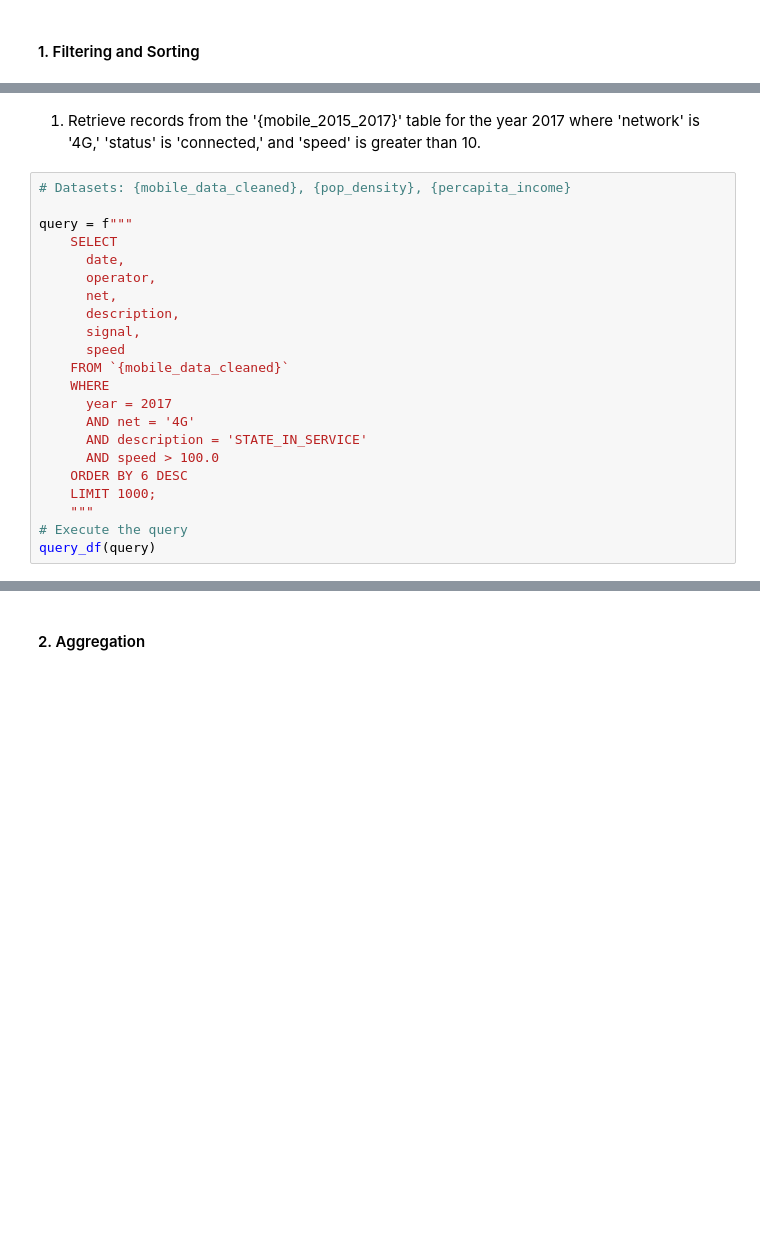
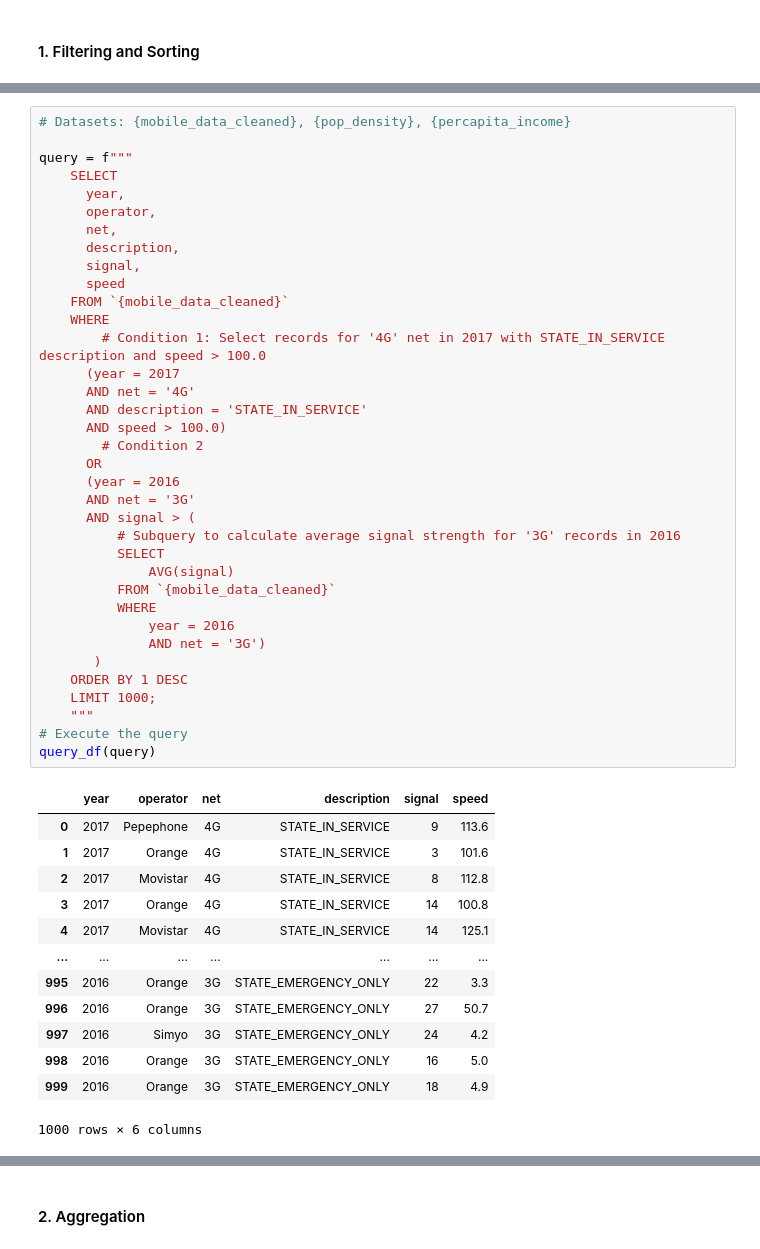
Before and after one commit to alleida23/Catalonian_Mobile_Coverage_2015_2017, a Jupyter notebook: 3. Mastering SQL Queries with BigQuery - Data Exploration and Analysis.ipynb, the cells around one changed output, grey strips where cells are left out. Cells and saved outputs as stored; diff of their text form; blank space fills up the shorter version.

```diff
--- a/3. Mastering SQL Queries with BigQuery - Data Exploration and Analysis.ipynb
+++ b/3. Mastering SQL Queries with BigQuery - Data Exploration and Analysis.ipynb
@@ -390,24 +319,50 @@ query_df(query)
-# %% [markdown]
-1. Retrieve records from the '{mobile_2015_2017}' table for the year 2017 where 'network' is '4G,' 'status' is 'connected,' and 'speed' is greater than 10.
-# %%
-# Datasets: {mobile_data_cleaned}, {pop_density}, {percapita_income}
-
-query = f"""
-    SELECT
-      date,
-      operator,
-      net,
-      description,
-      signal,
-      speed
-    FROM `{mobile_data_cleaned}`
-    WHERE
-      year = 2017
-      AND net = '4G'
-      AND description = 'STATE_IN_SERVICE'
-      AND speed > 100.0
-    ORDER BY 6 DESC
-    LIMIT 1000;
-    """
-# Execute the query
-query_df(query)
+# %%
+# Datasets: {mobile_data_cleaned}, {pop_density}, {percapita_income}
+
+query = f"""
+    SELECT
+      year,
+      operator,
+      net,
+      description,
+      signal,
+      speed
+    FROM `{mobile_data_cleaned}`
+    WHERE
+        # Condition 1: Select records for '4G' net in 2017 with STATE_IN_SERVICE description and speed > 100.0
+      (year = 2017
+      AND net = '4G'
+      AND description = 'STATE_IN_SERVICE'
+      AND speed > 100.0)
+        # Condition 2
+      OR
+      (year = 2016
+      AND net = '3G'
+      AND signal > (
+          # Subquery to calculate average signal strength for '3G' records in 2016
+          SELECT
+              AVG(signal)
+          FROM `{mobile_data_cleaned}`
+          WHERE
+              year = 2016
+              AND net = '3G')
+       )
+    ORDER BY 1 DESC
+    LIMIT 1000;
+    """
+# Execute the query
+query_df(query)
+# %% [output]
+|  | year | operator | net | description | signal | speed |
+| 0 | 2017 | Pepephone | 4G | STATE_IN_SERVICE | 9 | 113.6 |
+| 1 | 2017 | Orange | 4G | STATE_IN_SERVICE | 3 | 101.6 |
+| 2 | 2017 | Movistar | 4G | STATE_IN_SERVICE | 8 | 112.8 |
+| 3 | 2017 | Orange | 4G | STATE_IN_SERVICE | 14 | 100.8 |
+| 4 | 2017 | Movistar | 4G | STATE_IN_SERVICE | 14 | 125.1 |
+| ... | ... | ... | ... | ... | ... | ... |
+| 995 | 2016 | Orange | 3G | STATE_EMERGENCY_ONLY | 22 | 3.3 |
+| 996 | 2016 | Orange | 3G | STATE_EMERGENCY_ONLY | 27 | 50.7 |
+| 997 | 2016 | Simyo | 3G | STATE_EMERGENCY_ONLY | 24 | 4.2 |
+| 998 | 2016 | Orange | 3G | STATE_EMERGENCY_ONLY | 16 | 5.0 |
+| 999 | 2016 | Orange | 3G | STATE_EMERGENCY_ONLY | 18 | 4.9 |
+1000 rows × 6 columns
```
Also changed, not shown: parts of 24 cells of this notebook.
